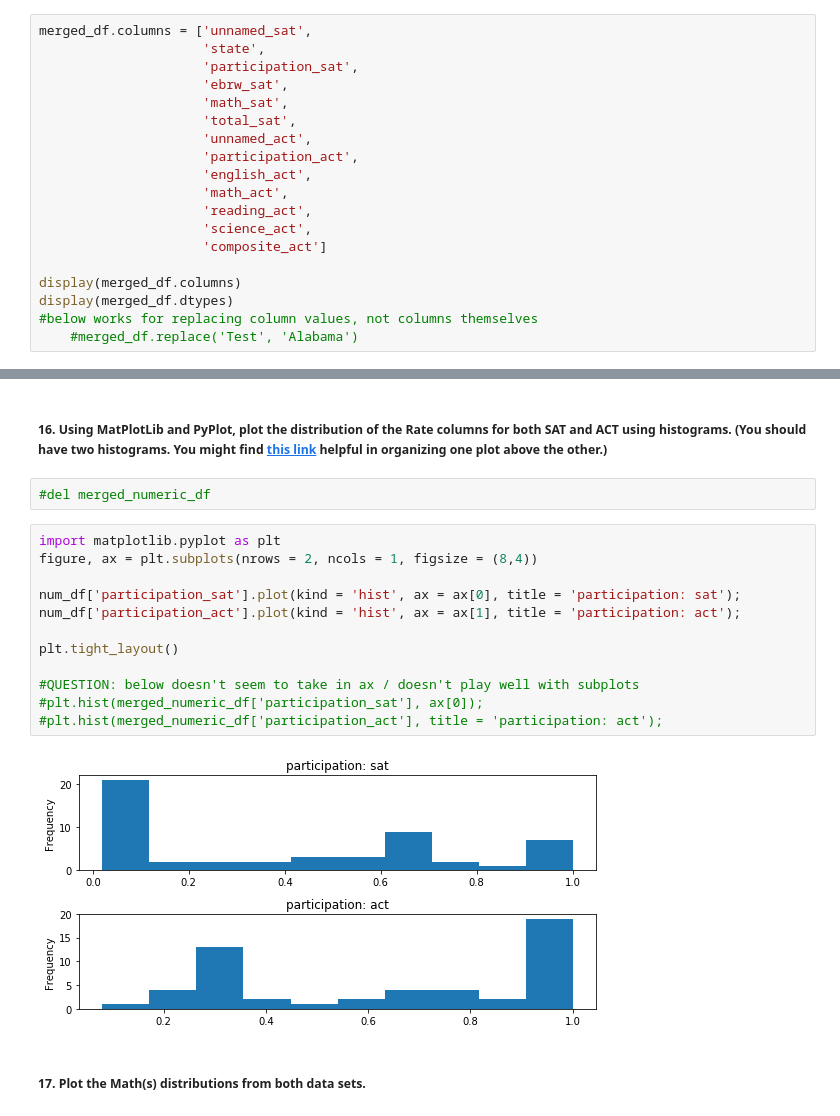
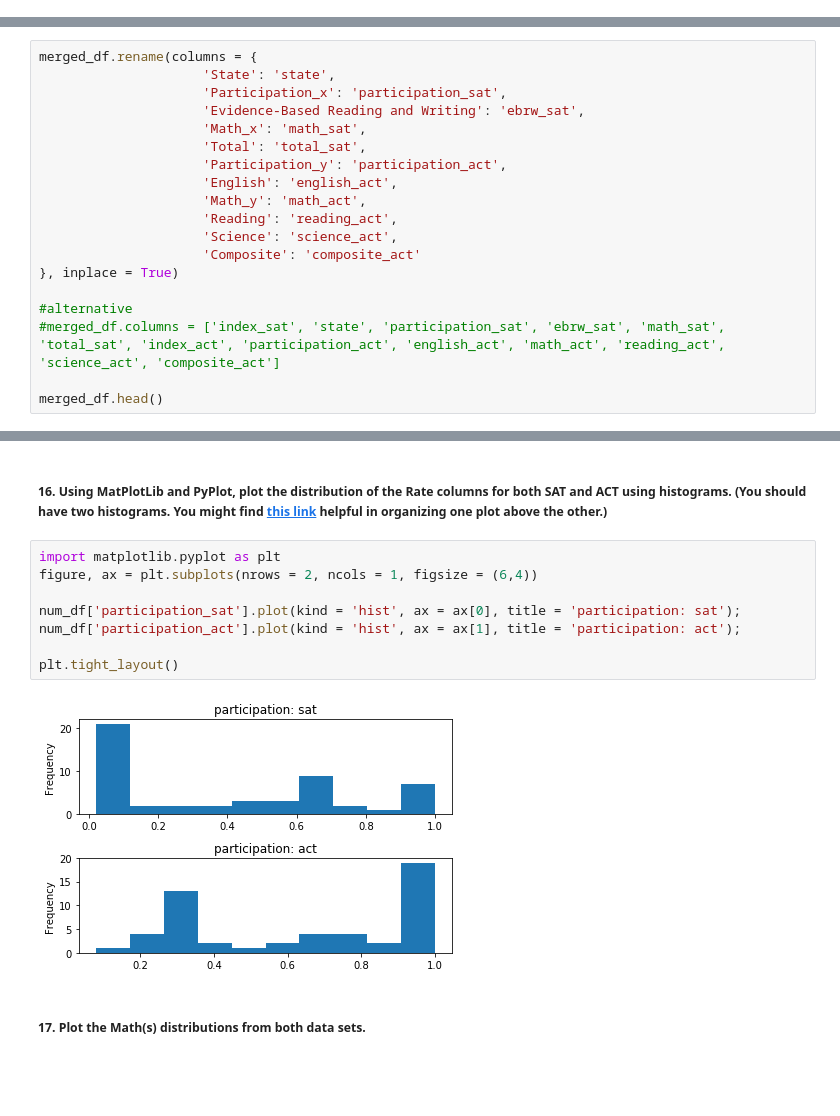
Before and after one commit to helencai62/SAT_participation_project, a Jupyter notebook: code/starter-code.ipynb, the cells around one changed output, grey strips where cells are left out. Drawn from its saved outputs; the diff is of its cells as text; blank space fills up the shorter version.

```diff
--- a/code/starter-code.ipynb
+++ b/code/starter-code.ipynb
@@ -229,21 +201,2 @@ display(merged_df.head())
 # %% [markdown]
 ##### 10. Change the names of the columns so you can distinguish between the SAT columns and the ACT columns.
-# %%
-merged_df.columns = ['unnamed_sat',
-                     'state',
-                     'participation_sat',
-                     'ebrw_sat',
-                     'math_sat',
-                     'total_sat',
-                     'unnamed_act',
-                     'participation_act',
-                     'english_act',
-                     'math_act',
-                     'reading_act',
-                     'science_act',
-                     'composite_act']
-
-display(merged_df.columns)
-display(merged_df.dtypes)
-#below works for replacing column values, not columns themselves
-    #merged_df.replace('Test', 'Alabama')
@@ -268,0 +203,19 @@ dtype: object
+# %%
+merged_df.rename(columns = {
+                     'State': 'state',
+                     'Participation_x': 'participation_sat',
+                     'Evidence-Based Reading and Writing': 'ebrw_sat',
+                     'Math_x': 'math_sat',
+                     'Total': 'total_sat',
+                     'Participation_y': 'participation_act',
+                     'English': 'english_act',
+                     'Math_y': 'math_act',
+                     'Reading': 'reading_act',
+                     'Science': 'science_act',
+                     'Composite': 'composite_act'
+}, inplace = True)
+
+#alternative
+#merged_df.columns = ['index_sat', 'state', 'participation_sat', 'ebrw_sat', 'math_sat', 'total_sat', 'index_act', 'participation_act', 'english_act', 'math_act', 'reading_act', 'science_act', 'composite_act']
+
+merged_df.head()
@@ -378,22 +326,16 @@ num_df[mask].head()
 ## Step 3: Visualize the data
 # %% [markdown]
 ##### 16. Using MatPlotLib and PyPlot, plot the distribution of the Rate columns for both SAT and ACT using histograms. (You should have two histograms. You might find [this link](https://matplotlib.org/users/pyplot_tutorial.html#working-with-multiple-figures-and-axes) helpful in organizing one plot above the other.)
-# %%
-#del merged_numeric_df
 # %%
 import matplotlib.pyplot as plt
-figure, ax = plt.subplots(nrows = 2, ncols = 1, figsize = (8,4))
+figure, ax = plt.subplots(nrows = 2, ncols = 1, figsize = (6,4))
 
 num_df['participation_sat'].plot(kind = 'hist', ax = ax[0], title = 'participation: sat');
 num_df['participation_act'].plot(kind = 'hist', ax = ax[1], title = 'participation: act');
 
 plt.tight_layout()
-
-#QUESTION: below doesn't seem to take in ax / doesn't play well with subplots
-#plt.hist(merged_numeric_df['participation_sat'], ax[0]);
-#plt.hist(merged_numeric_df['participation_act'], title = 'participation: act');
 # %% [output]
-[figure, old version]
+[figure, new version]
 # %% [markdown]
 ##### 17. Plot the Math(s) distributions from both data sets.
 # %%
```
Also changed, not shown: parts of 42 cells of this notebook, 1 other file.
